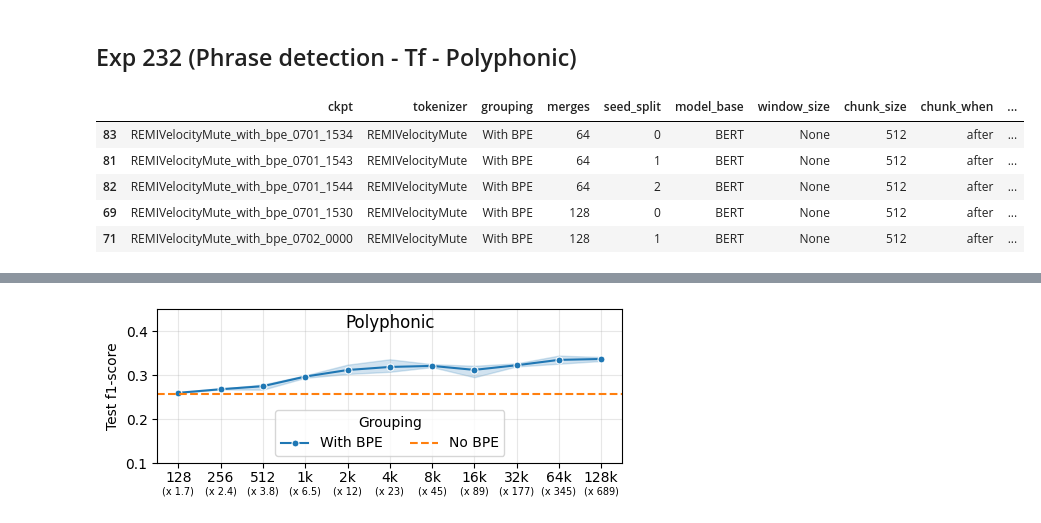
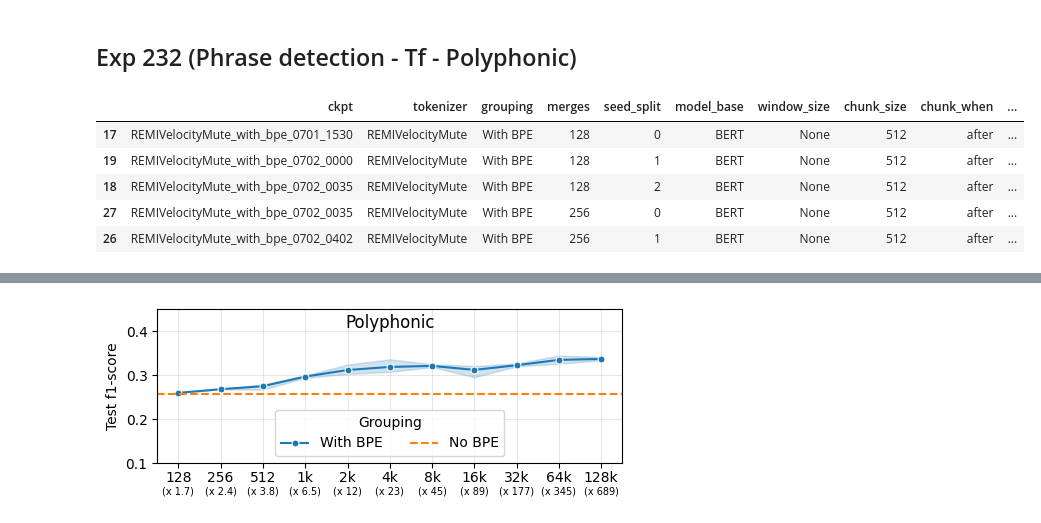
Before and after one commit to dinhviettoanle/musicbpe-mono-poly, a Jupyter notebook: figures_paper.ipynb, the cells around one changed output, grey strips where cells are left out. Saved outputs shown, nothing was run; the diff lists cells and outputs as text; code cells hidden in the pictures.

Commit message:
data content

```diff
--- a/figures_paper.ipynb
+++ b/figures_paper.ipynb
@@ -205,19 +202,19 @@ pd.DataFrame([{'x': -100, 'zero_perf': zero_perf}, {'x': 100, 'zero_perf': zero_
 ## Exp 232 (Phrase  detection - Tf - Polyphonic)
 # %%
 # Classif
-model_path = "/mnt/nfs_share_magnet2/ldinhvie/tokenization_models/exp232_tf_clfdata"
-perfos = get_perfo_model(model_path, merge_data='config', VERBOSE=False)
+model_path_232 = "/mnt/nfs_share_magnet2/ldinhvie/tokenization_models/exp232_save"
+perfos = get_perfo_model(model_path_232, merge_data='config', VERBOSE=False)
 
 df_perfos = pd.DataFrame(perfos).sort_values(['tokenizer', 'chunk_when', 'merges', 'grouping', 'seed_split'])
 # print_df(df_perfos)
 df_perfos.head()
 # %% [output]
 |  | ckpt | tokenizer | grouping | merges | seed_split | model_base | window_size | chunk_size | chunk_when | ... |
-| 83 | REMIVelocityMute_with_bpe_0701_1534 | REMIVelocityMute | With BPE | 64 | 0 | BERT | None | 512 | after | ... |
-| 81 | REMIVelocityMute_with_bpe_0701_1543 | REMIVelocityMute | With BPE | 64 | 1 | BERT | None | 512 | after | ... |
-| 82 | REMIVelocityMute_with_bpe_0701_1544 | REMIVelocityMute | With BPE | 64 | 2 | BERT | None | 512 | after | ... |
-| 69 | REMIVelocityMute_with_bpe_0701_1530 | REMIVelocityMute | With BPE | 128 | 0 | BERT | None | 512 | after | ... |
-| 71 | REMIVelocityMute_with_bpe_0702_0000 | REMIVelocityMute | With BPE | 128 | 1 | BERT | None | 512 | after | ... |
+| 17 | REMIVelocityMute_with_bpe_0701_1530 | REMIVelocityMute | With BPE | 128 | 0 | BERT | None | 512 | after | ... |
+| 19 | REMIVelocityMute_with_bpe_0702_0000 | REMIVelocityMute | With BPE | 128 | 1 | BERT | None | 512 | after | ... |
+| 18 | REMIVelocityMute_with_bpe_0702_0035 | REMIVelocityMute | With BPE | 128 | 2 | BERT | None | 512 | after | ... |
+| 27 | REMIVelocityMute_with_bpe_0702_0035 | REMIVelocityMute | With BPE | 256 | 0 | BERT | None | 512 | after | ... |
+| 26 | REMIVelocityMute_with_bpe_0702_0402 | REMIVelocityMute | With BPE | 256 | 1 | BERT | None | 512 | after | ... |
 # %%
 df_perf = df_perfos.loc[
     # (df_perfos.tokenizer == 'REMIVelocityMute') & (df_perfos.chunk_when == 'before') & \
```
Also changed, not shown: parts of 3 cells of this notebook, 1 other file.
